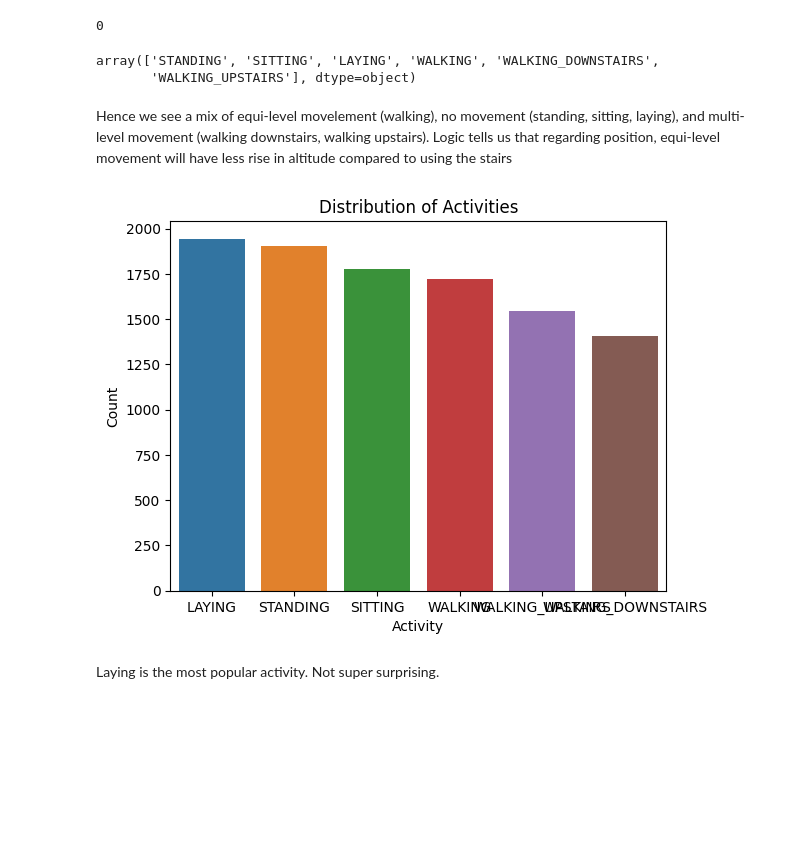
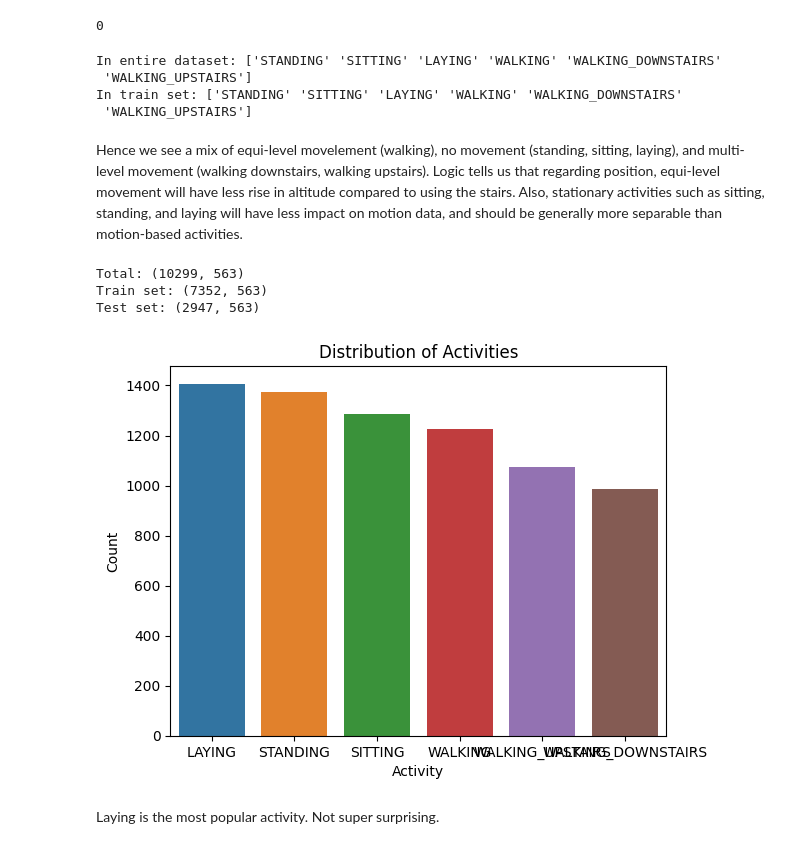
Before and after one commit to soumildatta/ActivityDetection, a Jupyter notebook: test.ipynb, the cells around one changed output. Saved outputs shown, nothing was run; the diff lists cells and outputs as text; code cells hidden in the pictures; blank space fills up the shorter version.

```diff
--- a/test.ipynb
+++ b/test.ipynb
@@ -109,24 +149,36 @@ df.columns.duplicated().sum()
 # %%
-# See the different types of activities
+# See the different types of activities across both train and test
 unique_activities = df['Activity'].unique()
-unique_activities
+print(f'In entire dataset: {unique_activities}')
+
+unique_activities_train = train_df['Activity'].unique()
+print(f'In train set: {unique_activities_train}')
 # %% [output]
-array(['STANDING', 'SITTING', 'LAYING', 'WALKING', 'WALKING_DOWNSTAIRS',
-       'WALKING_UPSTAIRS'], dtype=object)
+In entire dataset: ['STANDING' 'SITTING' 'LAYING' 'WALKING' 'WALKING_DOWNSTAIRS'
+ 'WALKING_UPSTAIRS']
+In train set: ['STANDING' 'SITTING' 'LAYING' 'WALKING' 'WALKING_DOWNSTAIRS'
+ 'WALKING_UPSTAIRS']
 # %% [markdown]
-Hence we see a mix of equi-level movelement (walking), no movement (standing, sitting, laying), and multi-level movement (walking downstairs, walking upstairs). Logic tells us that regarding position, equi-level movement will have less rise in altitude compared to using the stairs
+Hence we see a mix of equi-level movelement (walking), no movement (standing, sitting, laying), and multi-level movement (walking downstairs, walking upstairs). Logic tells us that regarding position, equi-level movement will have less rise in altitude compared to using the stairs. Also, stationary activities such as sitting, standing, and laying will have less impact on motion data, and should be generally more separable than motion-based activities.
+# %%
+# checking the dimensions of each dataframe for reference
+print(f'Total: {df.shape}\nTrain set: {train_df.shape}\nTest set: {test_df.shape}')
+# %% [output]
+Total: (10299, 563)
+Train set: (7352, 563)
+Test set: (2947, 563)
 # %%
 # Check the distribution of the activities
-val_counts = df['Activity'].value_counts()
+val_counts = train_df['Activity'].value_counts()
 
 # plotting distribution
 sns.barplot(x=val_counts.index, y=val_counts.values)
 plt.title('Distribution of Activities')
 plt.ylabel('Count')
 plt.xlabel('Activity')
 plt.show()
 # %% [output]
-[figure, old version]
+[figure, new version]
 # %% [markdown]
 Laying is the most popular activity. Not super surprising.
 # %%
```
Also changed, not shown: parts of 70 cells of this notebook.
